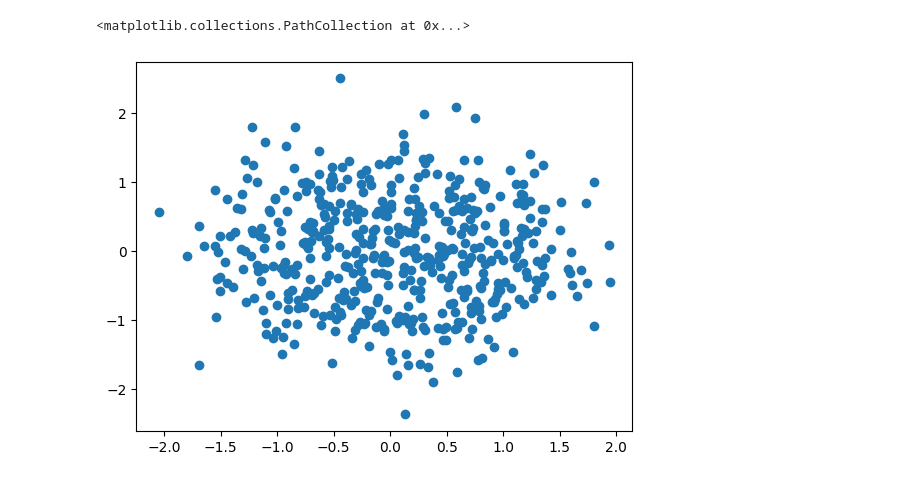
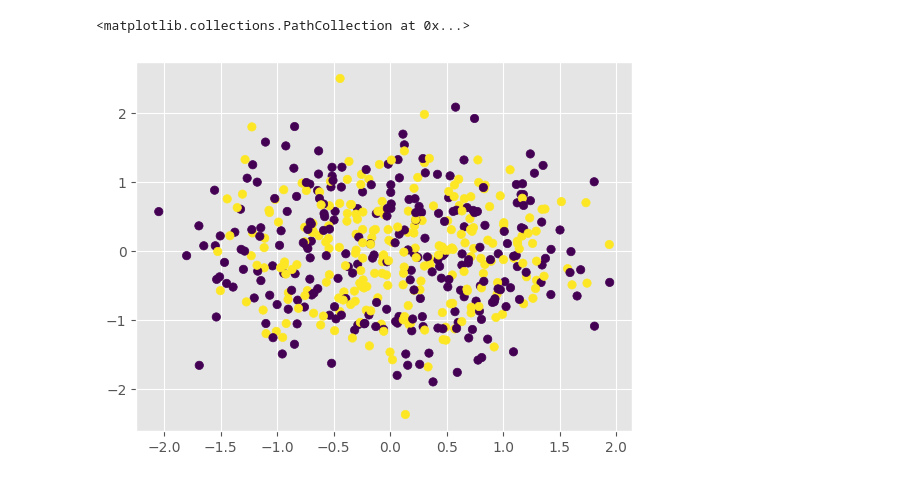
Before and after one commit to Ganesh20000/MLOPS, a Jupyter notebook: day-2/MLOps_Day_2__Complete_Git_&_Github_.ipynb, the cells around one changed output. Saved outputs shown, nothing was run; the diff lists cells and outputs as text; code cells hidden in the pictures.

```diff
--- a/day-2/MLOps_Day_2__Complete_Git_&_Github_.ipynb
+++ b/day-2/MLOps_Day_2__Complete_Git_&_Github_.ipynb
@@ -6,7 +6,8 @@ from sklearn.datasets import make_circles
 # %%
 X,y=make_circles(n_samples=500,noise=0.5)
 # %%
-plt.scatter(X[:,0],X[:,1])
+plt.style.use('ggplot')
+plt.scatter(X[:,0],X[:,1],c=y)
 # %% [output]
 <matplotlib.collections.PathCollection at 0x...>
-[figure, old version]
+[figure, new version]
```
